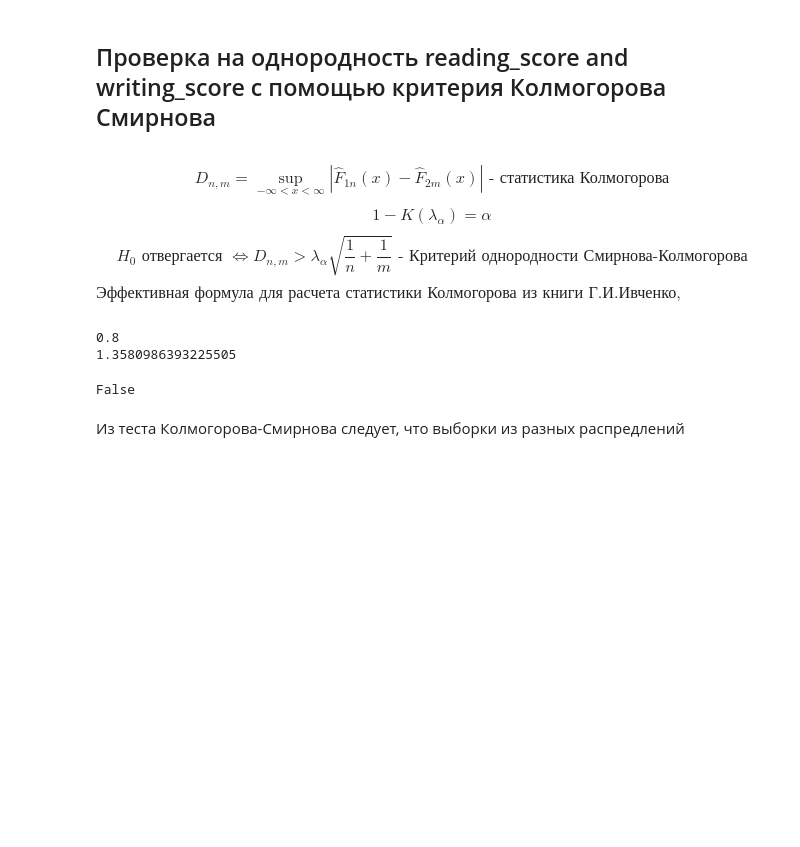
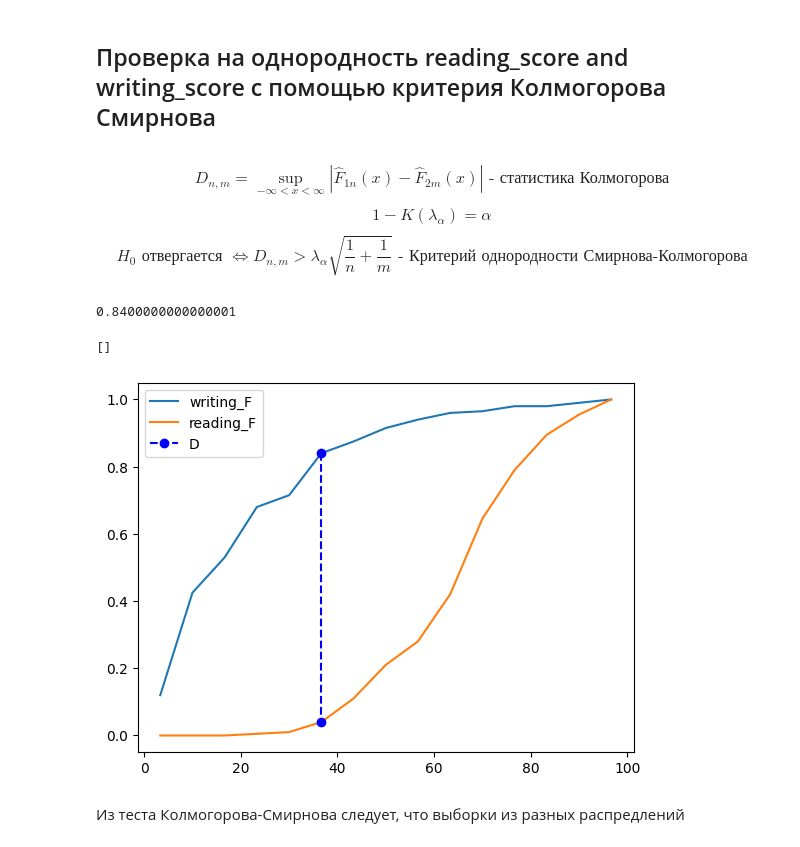
Before and after one commit to KVitaliiy/mathematical_statistic, a Jupyter notebook: lab3-statistical_hypotheses/lab3.ipynb, the cells around one changed output. Drawn from its saved outputs; the diff is of its cells as text; code cells hidden in the pictures; blank space fills up the shorter version.

```diff
--- a/lab3-statistical_hypotheses/lab3.ipynb
+++ b/lab3-statistical_hypotheses/lab3.ipynb
@@ -65,26 +67,33 @@ expect_square_reading_score.name = 'expect_square'
 $$ D_{n,m}= \sup_{-\infty<x<\infty} |\hat{F}_{1n}(x) - \hat{F}_{2m}(x)| \text{ - статистика Колмогорова}$$
 $$ 1 - K(\lambda_{\alpha}) = \alpha $$
 $$ H_0 \text{ отвергается } \Leftrightarrow  D_{n,m} > \lambda_{\alpha}\sqrt{\frac{1}{n}+\frac{1}{m}} \text {  - Критерий однородности Смирнова-Колмогорова}$$
-$$ \text {Эффективная формула для расчета статистики Колмогорова из книги Г.И.Ивченко, Ю.И.Медведев введение в математическую статистику.} $$
 # %%
 from scipy.stats import kstwobign
 from math import sqrt
 def statitic_k(F_X, F_Y):
-    return max(abs(F_X - F_Y))
+    D = abs(F_X - F_Y)
+    return max(D), D.idxmax()
 
-def ks_test(F_X, F_Y, alpha=0.05):
-    n = len(F_X)
-    D = statitic_k(F_X, F_Y)
-    print(D)
+def ks_2test(F_X, F_Y, n, m, alpha=0.05):
+    D, x = statitic_k(F_X, F_Y)
     t = kstwobign.ppf(1 - alpha)
-    print(t)
-    return not sqrt(n)*D >= t
+    return {'H0': not sqrt((n*m)/(n+m))*D >= t, 'statitic': D, 'x': x}
 
-ks_test(writing_F, reading_F)
+result = ks_2test(writing_F, reading_F, len(reading_score), len(writing_score))
 # %% [output]
-0.8
-1.3580986393225505
+0.8400000000000001
-False
+# %%
+fig, ax = plt.subplots()
+ax.plot(writing_F)[0].set_label('writing_F')
+ax.plot(reading_F)[0].set_label('reading_F')
+x_values = [result['x'], result['x']]
+y_values = [writing_F[result['x']], reading_F[result['x']]]
+ax.plot(x_values, y_values, 'bo', linestyle="--")[0].set_label('D')
+ax.legend()
+ax.plot()
+# %% [output]
+[]
+[figure, added]
 # %% [markdown]
 Из теста Колмогорова-Смирнова следует, что выборки из разных распредлений
 # %% [markdown]
```
Also changed, not shown: parts of 6 cells of this notebook.
